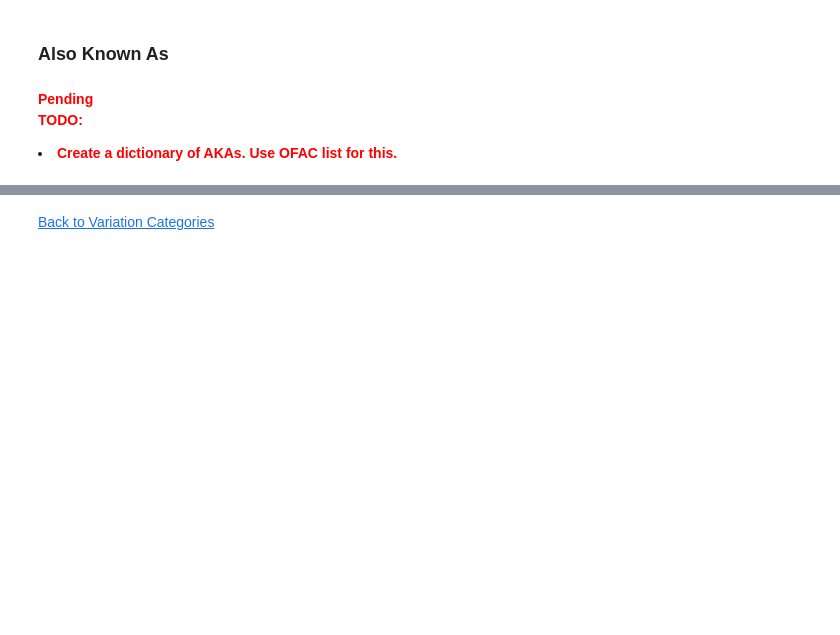
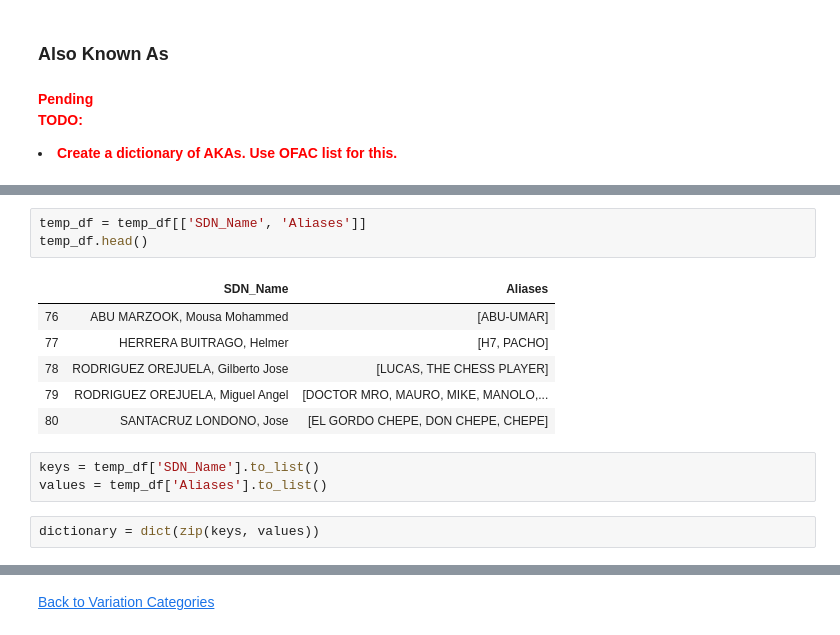
Before and after one commit to Herrera7/FuzzyMathingTester, a Jupyter notebook: NameVariationFunctions_v01/SanctionScreeningTool.ipynb, the cells around one changed output, grey strips where cells are left out. Saved outputs shown, nothing was run; the diff lists cells and outputs as text; blank space fills up the shorter version.

```diff
--- a/NameVariationFunctions_v01/SanctionScreeningTool.ipynb
+++ b/NameVariationFunctions_v01/SanctionScreeningTool.ipynb
@@ -667,0 +804,15 @@ name_component_deletion("Pepe")
+# %%
+temp_df = temp_df[['SDN_Name', 'Aliases']]
+temp_df.head()
+# %% [output]
+|  | SDN_Name | Aliases |
+| 76 | ABU MARZOOK, Mousa Mohammed | [ABU-UMAR] |
+| 77 | HERRERA BUITRAGO, Helmer | [H7, PACHO] |
+| 78 | RODRIGUEZ OREJUELA, Gilberto Jose | [LUCAS, THE CHESS PLAYER] |
+| 79 | RODRIGUEZ OREJUELA, Miguel Angel | [DOCTOR MRO, MAURO, MIKE, MANOLO,... |
+| 80 | SANTACRUZ LONDONO, Jose | [EL GORDO CHEPE, DON CHEPE, CHEPE] |
+# %%
+keys = temp_df['SDN_Name'].to_list()
+values = temp_df['Aliases'].to_list()
+# %%
+dictionary = dict(zip(keys, values))
```
Also changed, not shown: parts of 17 cells of this notebook.
